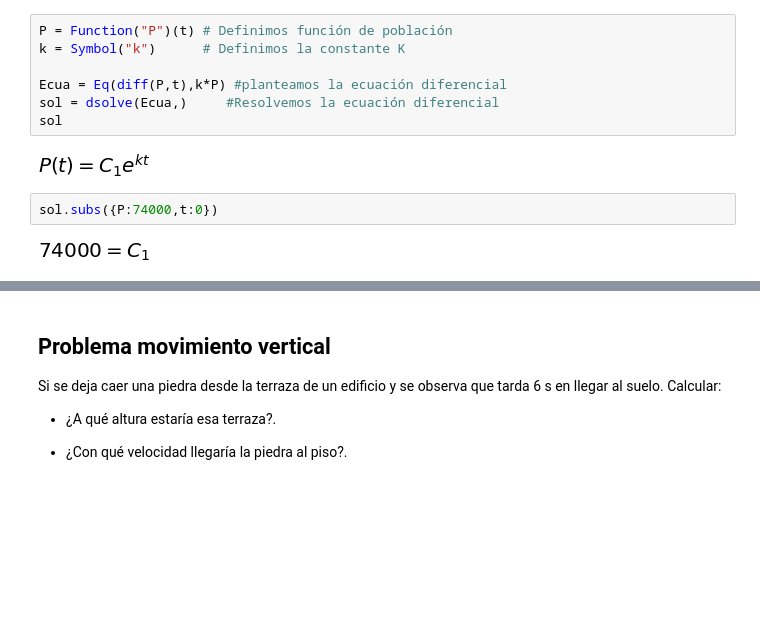
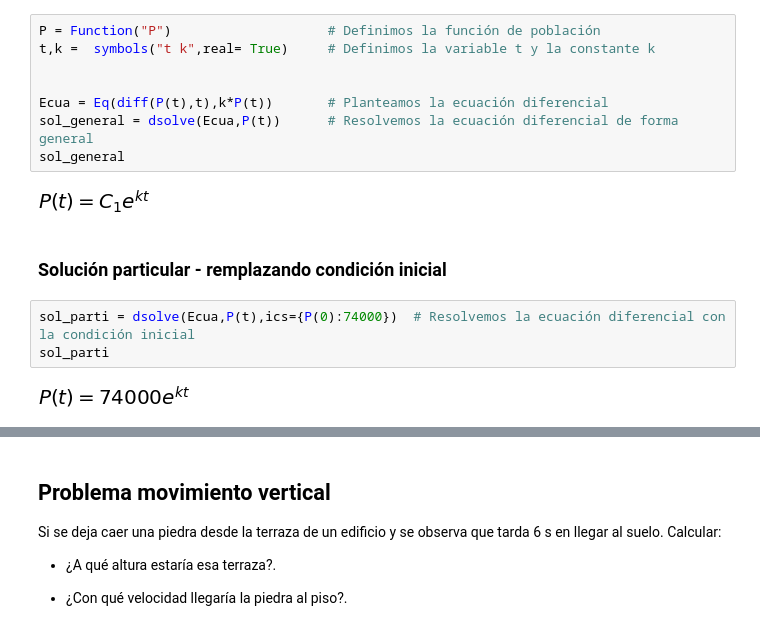
Before and after one commit to Santiago44mendez/ALGEBRA-LINEAL-CON-PYTHON, a Jupyter notebook: Cálculo_integral_con_Python_Integrales_indefinidas,_definidas_y_teorema_fundamental_del_cálculo_.ipynb, the cells around one changed output, grey strips where cells are left out. Saved outputs shown, nothing was run; the diff lists cells and outputs as text; blank space fills up the shorter version.

```diff
--- a/Cálculo_integral_con_Python_Integrales_indefinidas,_definidas_y_teorema_fundamental_del_cálculo_.ipynb
+++ b/Cálculo_integral_con_Python_Integrales_indefinidas,_definidas_y_teorema_fundamental_del_cálculo_.ipynb
@@ -279,13 +281,17 @@ Mediante un censo poblacional en el año 1970, el tamaño de la población de un
 # %%
-P = Function("P")(t) # Definimos función de población
-k = Symbol("k")      # Definimos la constante K
+P = Function("P")                    # Definimos la función de población
+t,k =  symbols("t k",real= True)     # Definimos la variable t y la constante k
 
-Ecua = Eq(diff(P,t),k*P) #planteamos la ecuación diferencial
-sol = dsolve(Ecua,)     #Resolvemos la ecuación diferencial
-sol
+
+Ecua = Eq(diff(P(t),t),k*P(t))       # Planteamos la ecuación diferencial
+sol_general = dsolve(Ecua,P(t))      # Resolvemos la ecuación diferencial de forma general
+sol_general
 # %% [output]
 [figure]
-# %%
-sol.subs({P:74000,t:0})
-# %% [output]
-[figure, removed]
+# %% [markdown]
+### **Solución particular - remplazando condición inicial**
+# %%
+sol_parti = dsolve(Ecua,P(t),ics={P(0):74000})  # Resolvemos la ecuación diferencial con la condición inicial
+sol_parti
+# %% [output]
+[figure, added]
```
Also changed, not shown: parts of 16 cells of this notebook.
